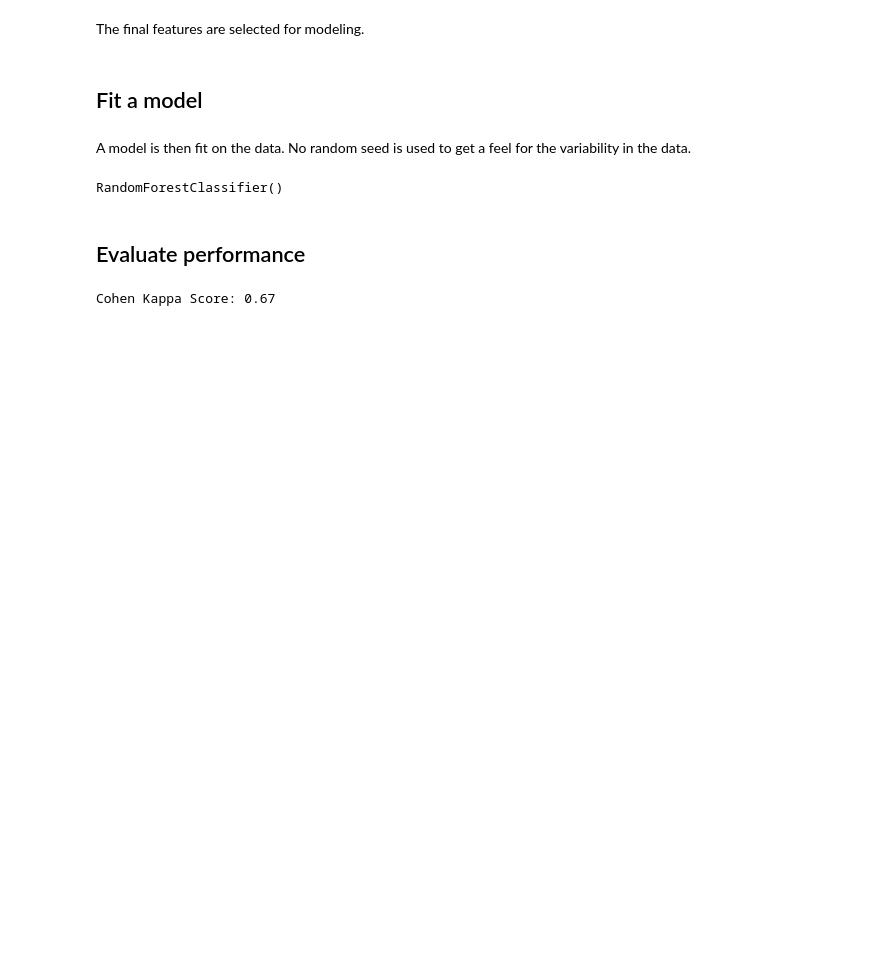
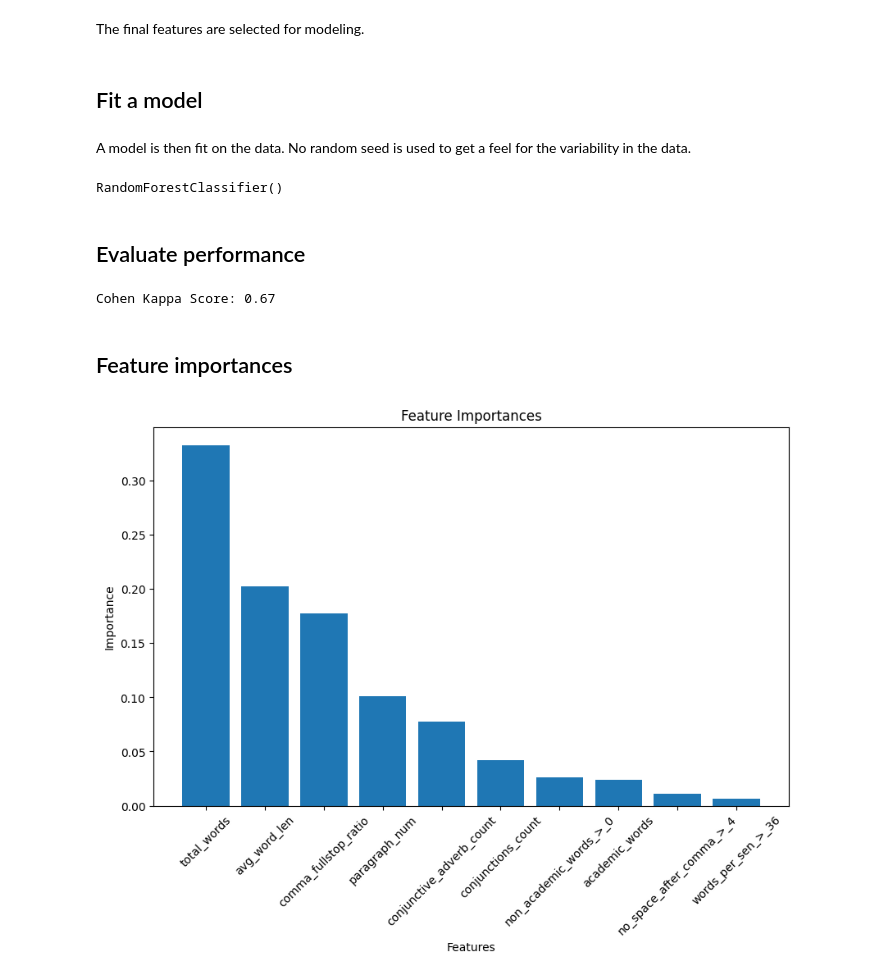
Before and after one commit to jcarterlab/Initial-Essay-Text-Feature-Engineering, a Jupyter notebook: nlp_initial_feature_engineering.ipynb, the cells around one changed output. Drawn from its saved outputs; the diff is of its cells as text; code cells hidden in the pictures; blank space fills up the shorter version.

```diff
--- a/nlp_initial_feature_engineering.ipynb
+++ b/nlp_initial_feature_engineering.ipynb
@@ -472,3 +474,27 @@ print()
 print('Cohen Kappa Score: ' + str( round(cohen_kappa, 2) ))
 # %% [output]
 Cohen Kappa Score: 0.67
+# %% [markdown]
+## Feature importances
+# %%
+# creates x and y variables for plotting
+feature_names = x.columns
+importances = model.feature_importances_
+
+# creates a dataframe
+feature_importances_df = pd.DataFrame({'feature_names': feature_names,
+                                       'importances': importances})
+
+# sorts the dataframe by feature importance
+feature_importances_df = feature_importances_df.sort_values('importances', ascending=False)
+
+# plots the results
+plt.figure(figsize=(10, 6));
+plt.bar(feature_importances_df['feature_names'], feature_importances_df['importances']);
+plt.title('Feature Importances');
+plt.xlabel('Features');
+plt.ylabel('Importance');
+plt.xticks(rotation=45);
+plt.show();
+# %% [output]
+[figure, added]
```
Also changed, not shown: parts of 2 cells of this notebook.
